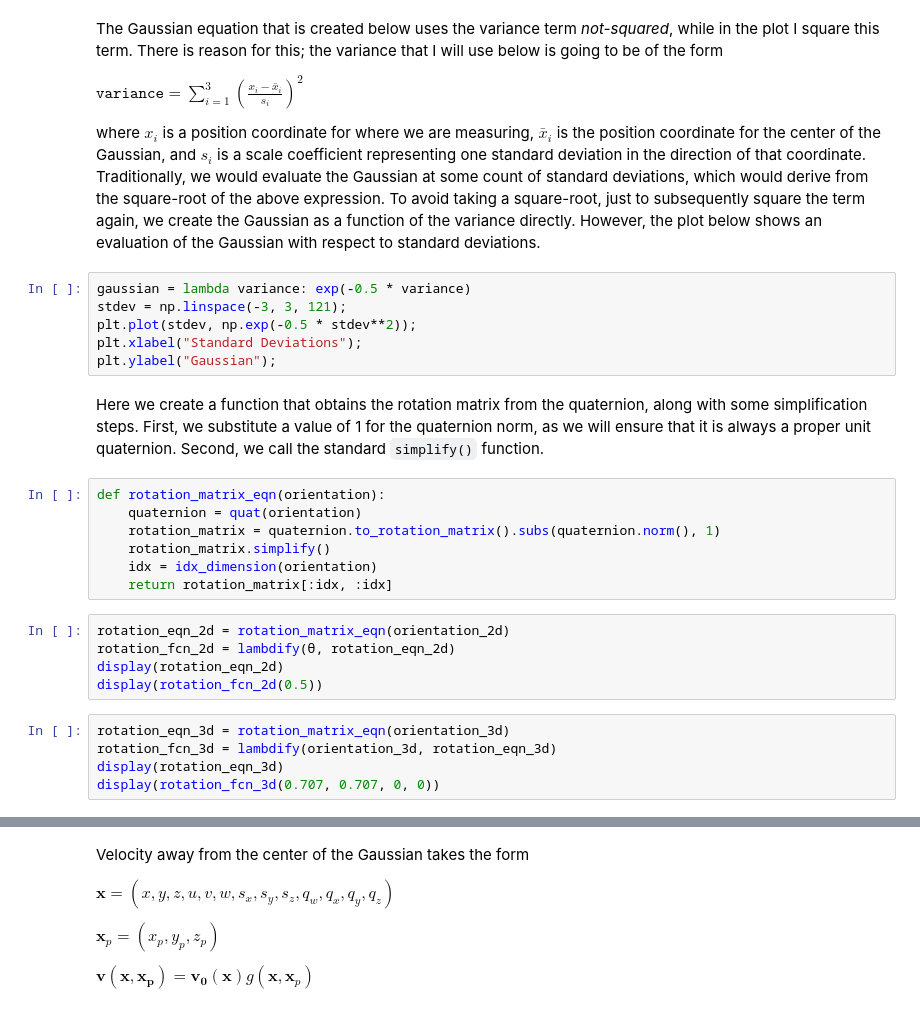
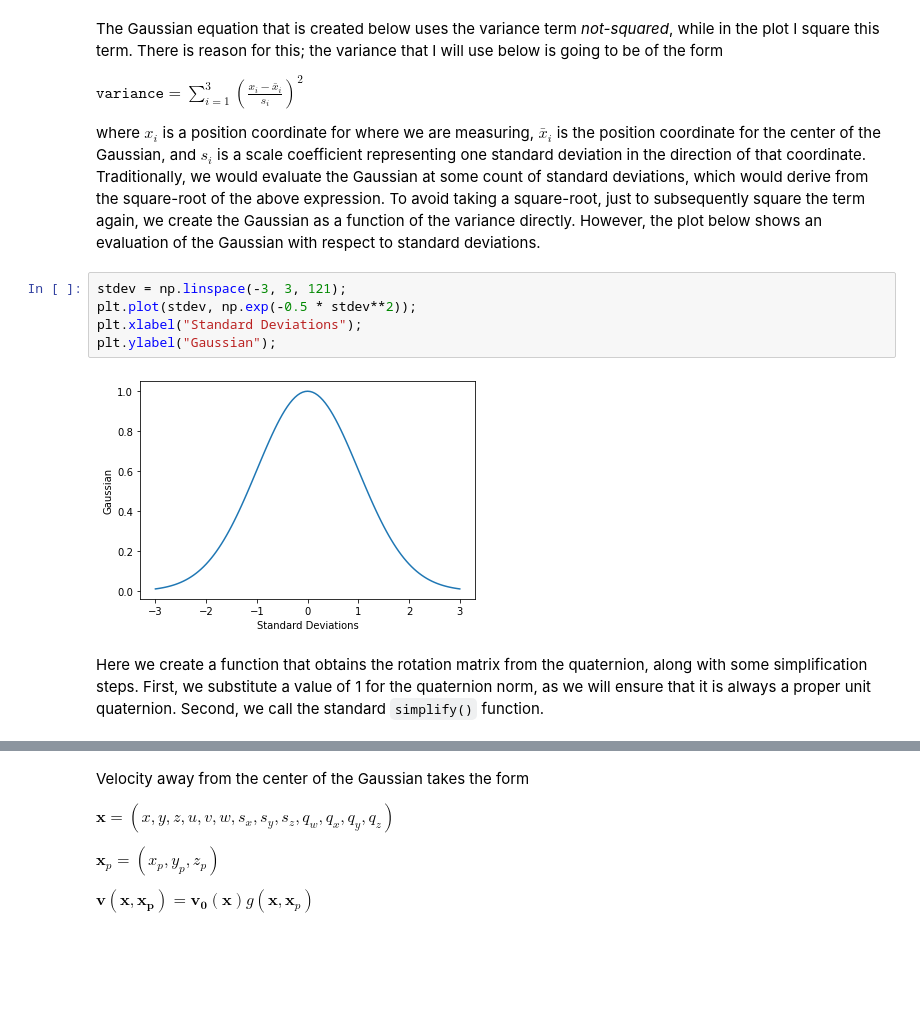
Before and after one commit to radcli14/AeroSplat, a Jupyter notebook: aerosplat.ipynb, the cells around one changed output, grey strips where cells are left out. Cells and saved outputs as stored; diff of their text form; blank space fills up the shorter version.

```diff
--- a/aerosplat.ipynb
+++ b/aerosplat.ipynb
@@ -61,29 +40,13 @@ Traditionally, we would evaluate the Gaussian at some count of standard deviatio
 To avoid taking a square-root, just to subsequently square the term again, we create the Gaussian as a function of the variance directly.
 However, the plot below shows an evaluation of the Gaussian with respect to standard deviations.
 # %%
-gaussian = lambda variance: exp(-0.5 * variance)
 stdev = np.linspace(-3, 3, 121);
 plt.plot(stdev, np.exp(-0.5 * stdev**2));
 plt.xlabel("Standard Deviations");
 plt.ylabel("Gaussian");
+# %% [output]
+[figure, added]
 # %% [markdown]
 Here we create a function that obtains the rotation matrix from the quaternion, along with some simplification steps.
 First, we substitute a value of 1 for the quaternion norm, as we will ensure that it is always a proper unit quaternion.
 Second, we call the standard `simplify()` function.
-# %%
-def rotation_matrix_eqn(orientation):
-    quaternion = quat(orientation)
-    rotation_matrix = quaternion.to_rotation_matrix().subs(quaternion.norm(), 1)
-    rotation_matrix.simplify()
-    idx = idx_dimension(orientation)
-    return rotation_matrix[:idx, :idx]
-# %%
-rotation_eqn_2d = rotation_matrix_eqn(orientation_2d)
-rotation_fcn_2d = lambdify(θ, rotation_eqn_2d)
-display(rotation_eqn_2d)
-display(rotation_fcn_2d(0.5))
-# %%
-rotation_eqn_3d = rotation_matrix_eqn(orientation_3d)
-rotation_fcn_3d = lambdify(orientation_3d, rotation_eqn_3d)
-display(rotation_eqn_3d)
-display(rotation_fcn_3d(0.707, 0.707, 0, 0))
```
Also changed, not shown: parts of 40 cells of this notebook, 2 other files.
